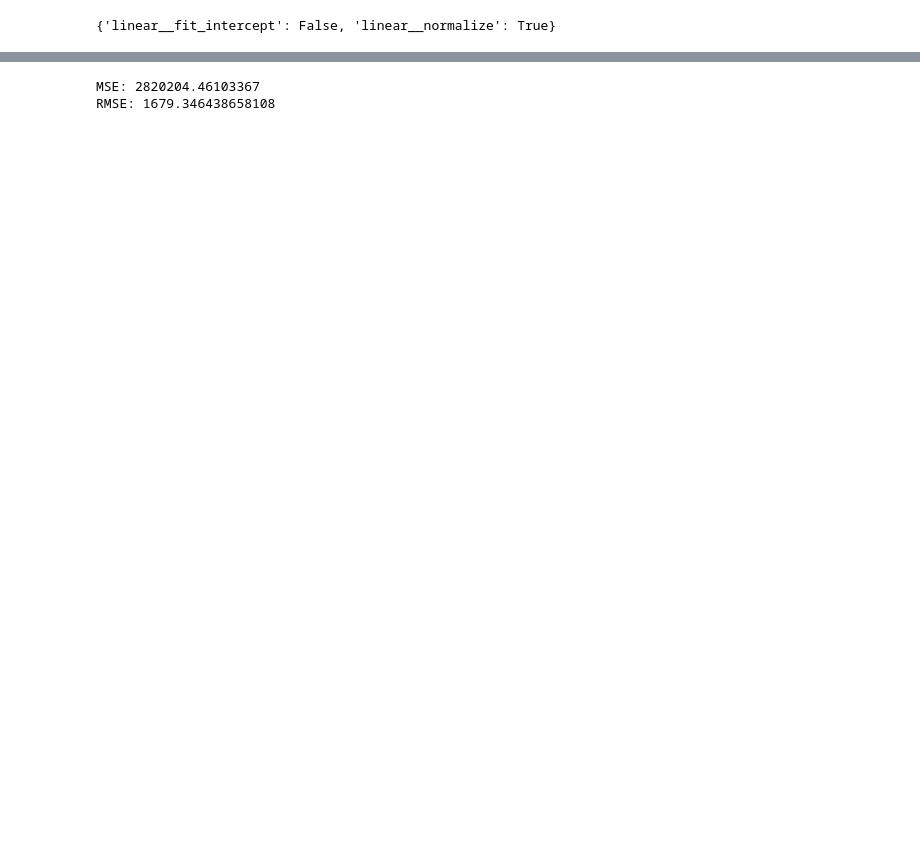
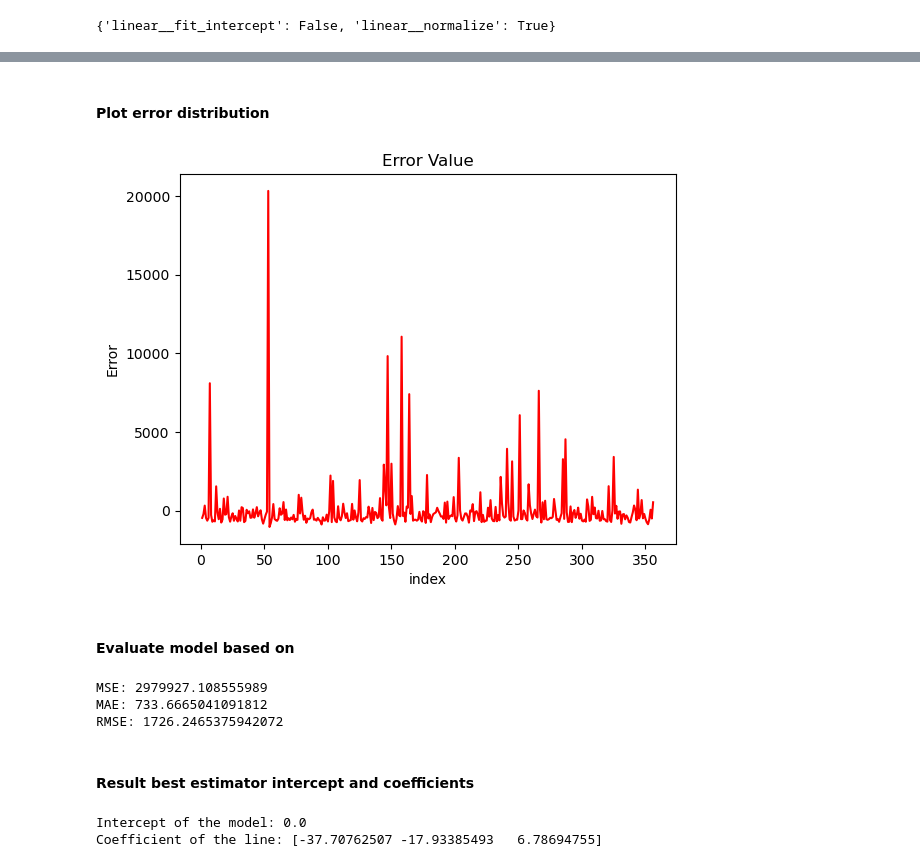
Before and after one commit to TienDat57/IntroductionToDataScience, a Jupyter notebook: src/models/LinearRegression.ipynb, the cells around one changed output, grey strips where cells are left out. Cells and saved outputs as stored; diff of their text form; code cells hidden in the pictures; blank space fills up the shorter version.

Commit message:
HOTFIX | update markdown and evaluate model

```diff
--- a/src/models/LinearRegression.ipynb
+++ b/src/models/LinearRegression.ipynb
@@ -44,0 +53,4 @@ gr_search.best_params_
+# %%
+linear_fit_intercept, linear_normalize = gr_search.best_params_.get('linear__fit_intercept'), gr_search.best_params_.get('linear__normalize')
+model = LinearRegression(fit_intercept=linear_fit_intercept, normalize=linear_normalize)
+model.fit(X_train, y_train)
@@ -45,10 +76,29 @@ gr_search.best_params_
+# %% [markdown]
+#### Plot error distribution
+# %%
+plot_error = [i for i in range(1, len(y_test) + 1, 1)]
+plt.plot(plot_error, y_test - y_pred, color='red', linestyle='-')
+plt.xlabel('index')
+plt.ylabel('Error')
+plt.title('Error Value')
+plt.show()
+# %% [output]
+[figure, added]
+# %% [markdown]
+#### Evaluate model based on
 # %%
-model = LinearRegression(fit_intercept=True, normalize=True)
-model.fit(X_train, y_train)
-
-y_pred = model.predict(X_test)
 print('MSE:', mean_squared_error(y_test, y_pred))
+print('MAE:', mean_absolute_error(y_test, y_pred))
 print('RMSE:', np.sqrt(mean_squared_error(y_test, y_pred)))
 # %% [output]
-MSE: 2820204.46103367
-RMSE: 1679.346438658108
+MSE: 2979927.108555989
+MAE: 733.6665041091812
+RMSE: 1726.2465375942072
+# %% [markdown]
+#### Result best estimator intercept and coefficients
+# %%
+print('Intercept of the model:',gr_search.best_estimator_.named_steps['linear'].intercept_)
+print('Coefficient of the line:',gr_search.best_estimator_.named_steps['linear'].coef_)
+# %% [output]
+Intercept of the model: 0.0
+Coefficient of the line: [-37.70762507 -17.93385493   6.78694755]
```
Also changed, not shown: parts of 11 cells of this notebook, 10 other files.
